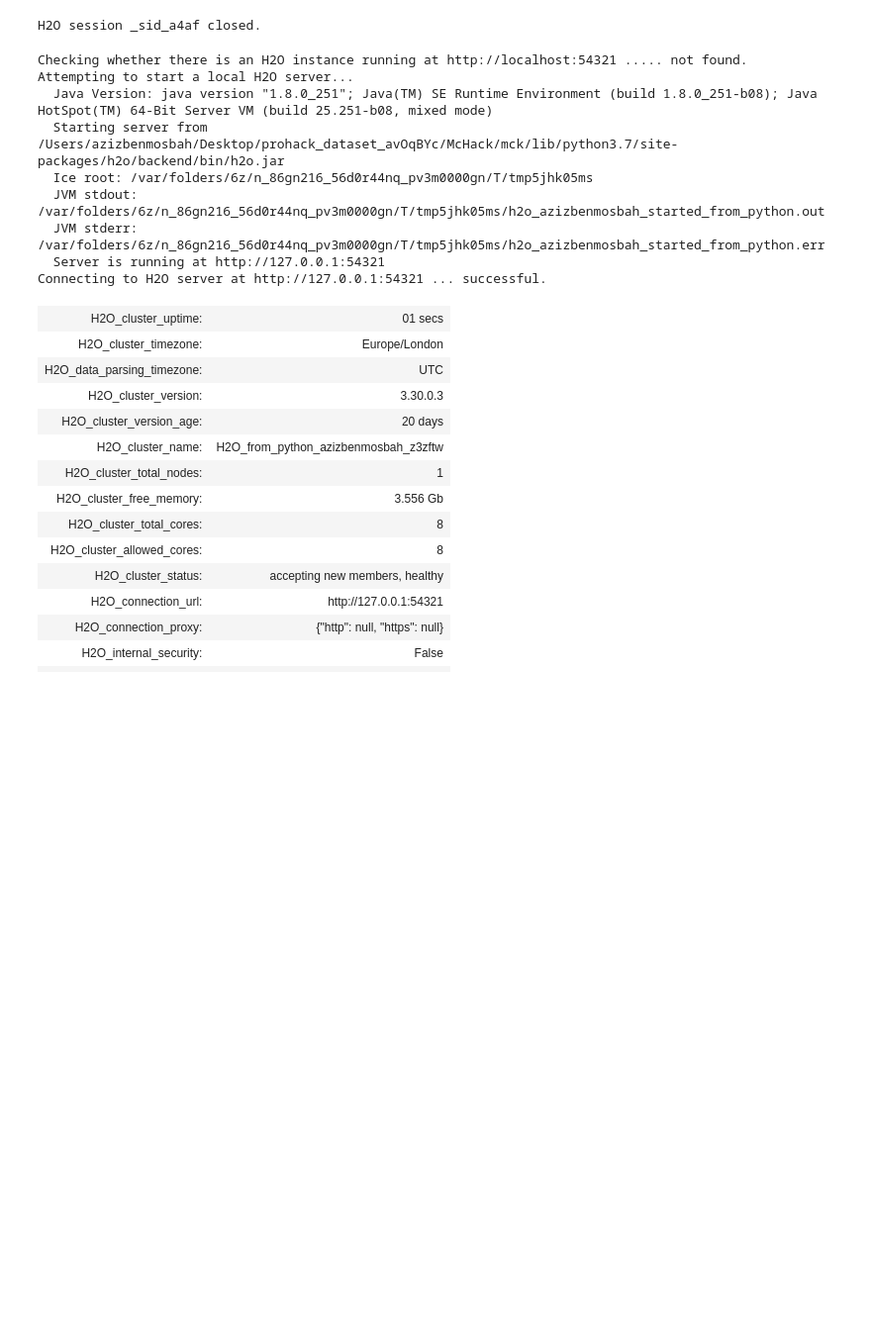
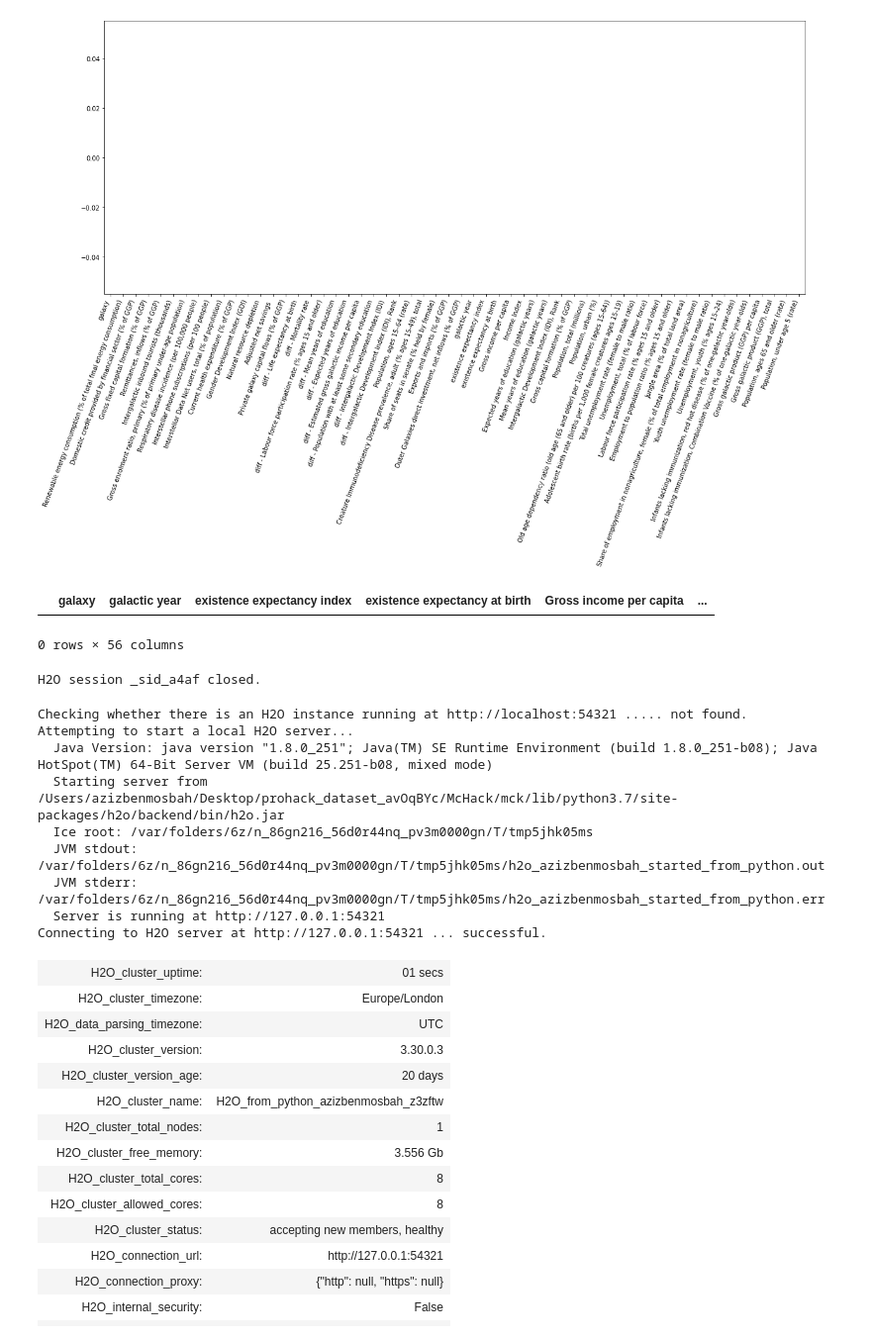
Before and after one commit to AzizMosbah/HappinessForecast, a Jupyter notebook: Pipelines consistency tests.ipynb, the cells around one changed output. Shown at 99% size. Drawn from its saved outputs; the diff is of its cells as text; code cells hidden in the pictures; blank space fills up the shorter version.

Commit message:
complete imputations

```diff
--- a/Pipelines consistency tests.ipynb
+++ b/Pipelines consistency tests.ipynb
@@ -49,0 +21,2 @@ Index(['galaxy', 'galactic year', 'y', 'existence expectancy index',
+# %%
+df_1 = process_raw("../test.csv").pipe(take_difference).pipe(take_population_rates).pipe(imputation_waves)
@@ -49,0 +114,15 @@ Index(['galaxy', 'galactic year', 'y', 'existence expectancy index',
+# %%
+import seaborn as sns
+import matplotlib.pyplot as plt
+plt.figure(figsize=(20,8))
+ser = (df_1.isnull().sum(axis=0) / len(df_1)).sort_values()
+ax = ser.plot.bar(rot = 0)
+plt.setp(ax.get_xticklabels(), rotation=70, horizontalalignment='right')
+plt.show()
+# %% [output]
+[figure, added]
+# %%
+df_1[df_1['existence expectancy index'].isna()]
+# %% [output]
+|  | galaxy | galactic year | existence expectancy index | existence expectancy at birth | Gross income per capita | ... |
+0 rows × 56 columns
```
Also changed, not shown: parts of 8 cells of this notebook, 2 other files.
